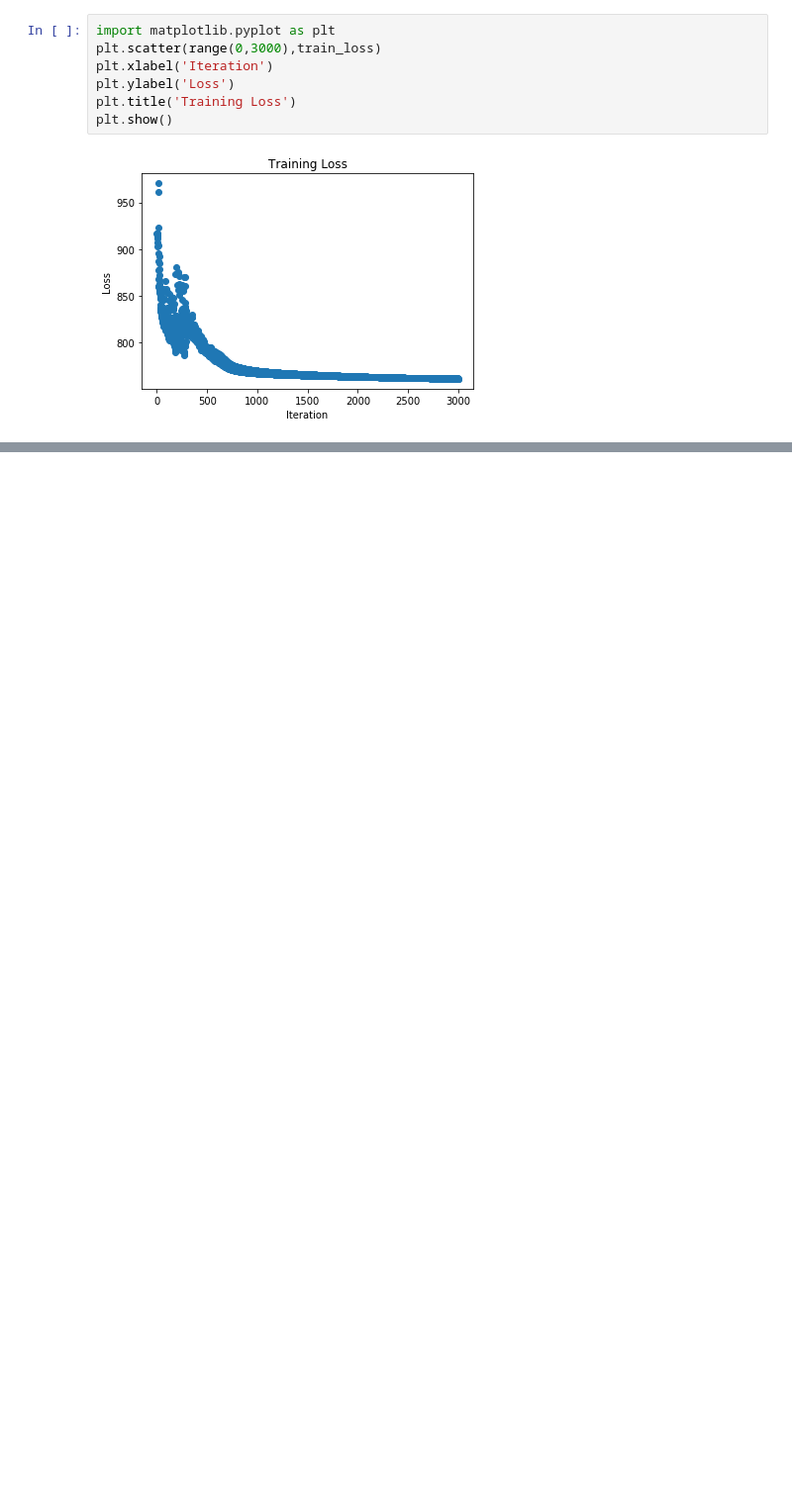
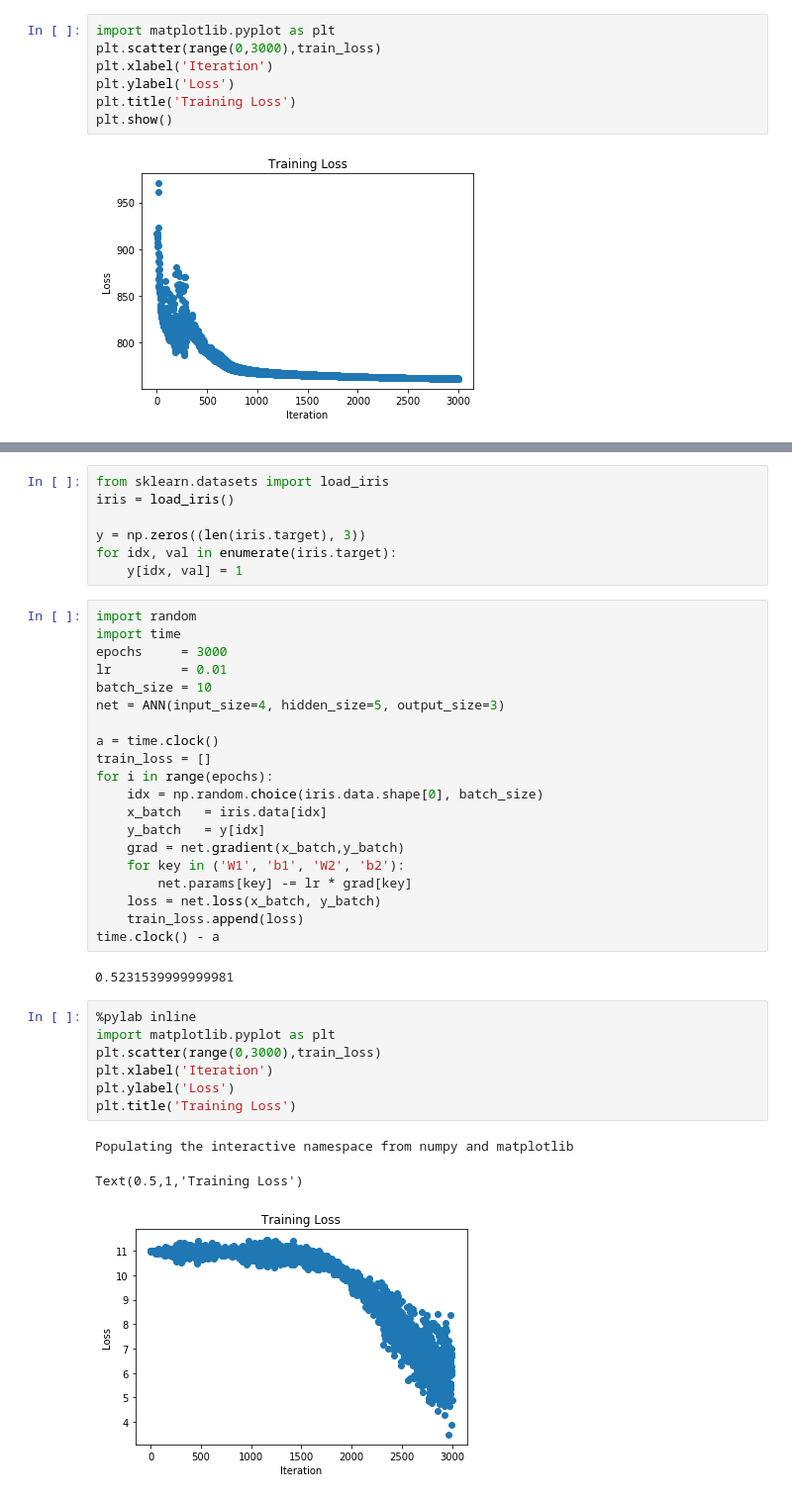
Before and after one commit to ywchiu/digiplus_ai, a Jupyter notebook: Demo20190711.ipynb, the cells around one changed output, grey strips where cells are left out. Shown at 99% size. Saved outputs shown, nothing was run; the diff lists cells and outputs as text; blank space fills up the shorter version.

```diff
--- a/Demo20190711.ipynb
+++ b/Demo20190711.ipynb
@@ -298,0 +443,40 @@ plt.show()
+# %%
+from sklearn.datasets import load_iris
+iris = load_iris()
+
+y = np.zeros((len(iris.target), 3))
+for idx, val in enumerate(iris.target):
+    y[idx, val] = 1
+# %%
+import random
+import time
+epochs     = 3000
+lr         = 0.01
+batch_size = 10
+net = ANN(input_size=4, hidden_size=5, output_size=3)
+
+a = time.clock()
+train_loss = []
+for i in range(epochs):
+    idx = np.random.choice(iris.data.shape[0], batch_size)
+    x_batch   = iris.data[idx]
+    y_batch   = y[idx]
+    grad = net.gradient(x_batch,y_batch)
+    for key in ('W1', 'b1', 'W2', 'b2'):
+        net.params[key] -= lr * grad[key]
+    loss = net.loss(x_batch, y_batch)
+    train_loss.append(loss)
+time.clock() - a
+# %% [output]
+0.5231539999999981
+# %%
+%pylab inline
+import matplotlib.pyplot as plt
+plt.scatter(range(0,3000),train_loss)
+plt.xlabel('Iteration')
+plt.ylabel('Loss')
+plt.title('Training Loss')
+# %% [output]
+Populating the interactive namespace from numpy and matplotlib
+Text(0.5,1,'Training Loss')
+[figure, added]
```
Also changed, not shown: parts of 16 cells of this notebook.
